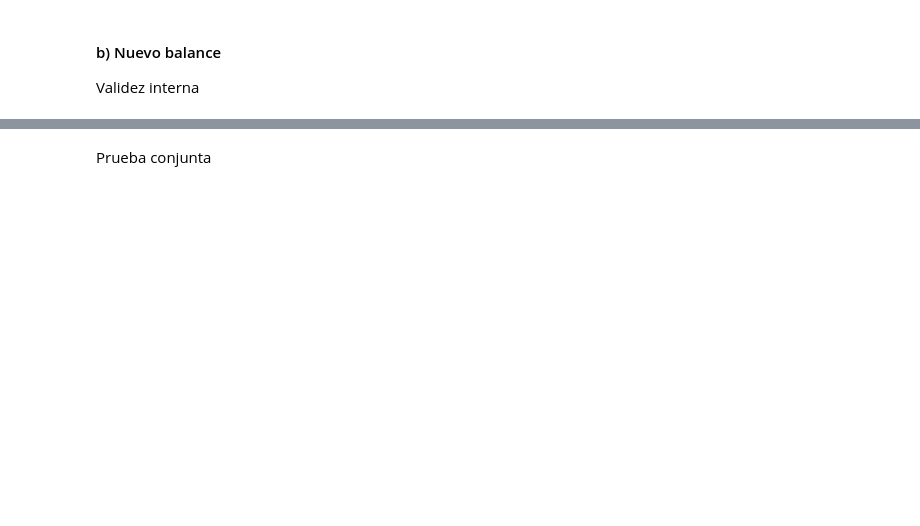
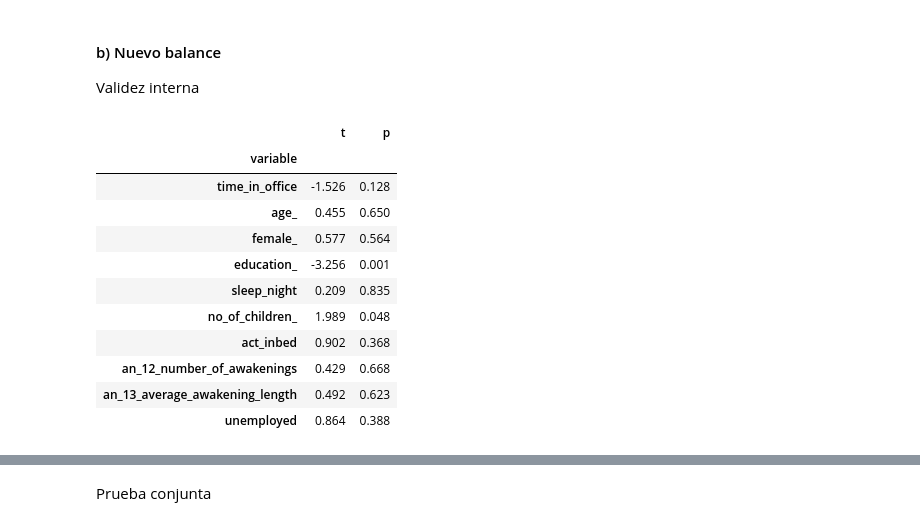
Before and after one commit to ArturoSbr/EmtrAp-hw01, a Jupyter notebook: cod/main.ipynb, the cells around one changed output, grey strips where cells are left out. Drawn from its saved outputs; the diff is of its cells as text; code cells hidden in the pictures; blank space fills up the shorter version.

Commit message:
Re-indexed question numbers and corrected Q1.5 (internal/external)

```diff
--- a/cod/main.ipynb
+++ b/cod/main.ipynb
@@ -309,15 +449,28 @@ Validez interna
 # %%
 # Variables dependientes
 X = ['time_in_office','age_','female_','education_','sleep_night','no_of_children_','act_inbed',
      'an_12_number_of_awakenings','an_13_average_awakening_length','unemployed']
 
 # Tabla de balance
 d = []
 for x in X:
-    b, a = d2[d2['drop_indicator'].eq(0)].groupby('T_nap')[x].apply(np.array)
+    b, a = d1[d1['drop_indicator'].eq(0)].groupby('T_nap')[x].apply(np.array)
     test = stats.ttest_ind(a=a, b=b, equal_var=False, nan_policy='omit')
     d.append([x] + list(test))
 
 # A tabla
-t = pd.DataFrame(data=d, columns=['variable','t-stat','p-value'])
-t.sort_values('variable').round(3)
+t = pd.DataFrame(data=d, columns=['variable','t','p']).set_index('variable')
+t.round(3)
+# %% [output]
+|  | t | p |
+| variable |  |  |
+| time_in_office | -1.526 | 0.128 |
+| age_ | 0.455 | 0.650 |
+| female_ | 0.577 | 0.564 |
+| education_ | -3.256 | 0.001 |
+| sleep_night | 0.209 | 0.835 |
+| no_of_children_ | 1.989 | 0.048 |
+| act_inbed | 0.902 | 0.368 |
+| an_12_number_of_awakenings | 0.429 | 0.668 |
+| an_13_average_awakening_length | 0.492 | 0.623 |
+| unemployed | 0.864 | 0.388 |
```
Also changed, not shown: parts of 20 cells of this notebook.
